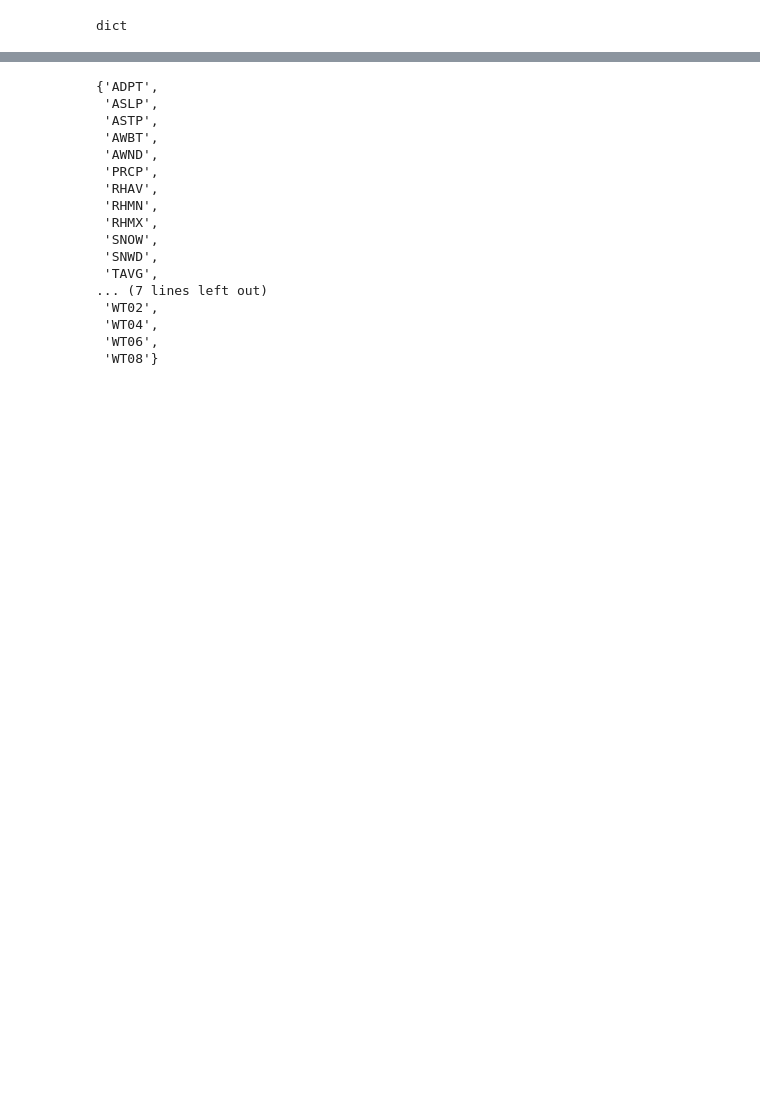
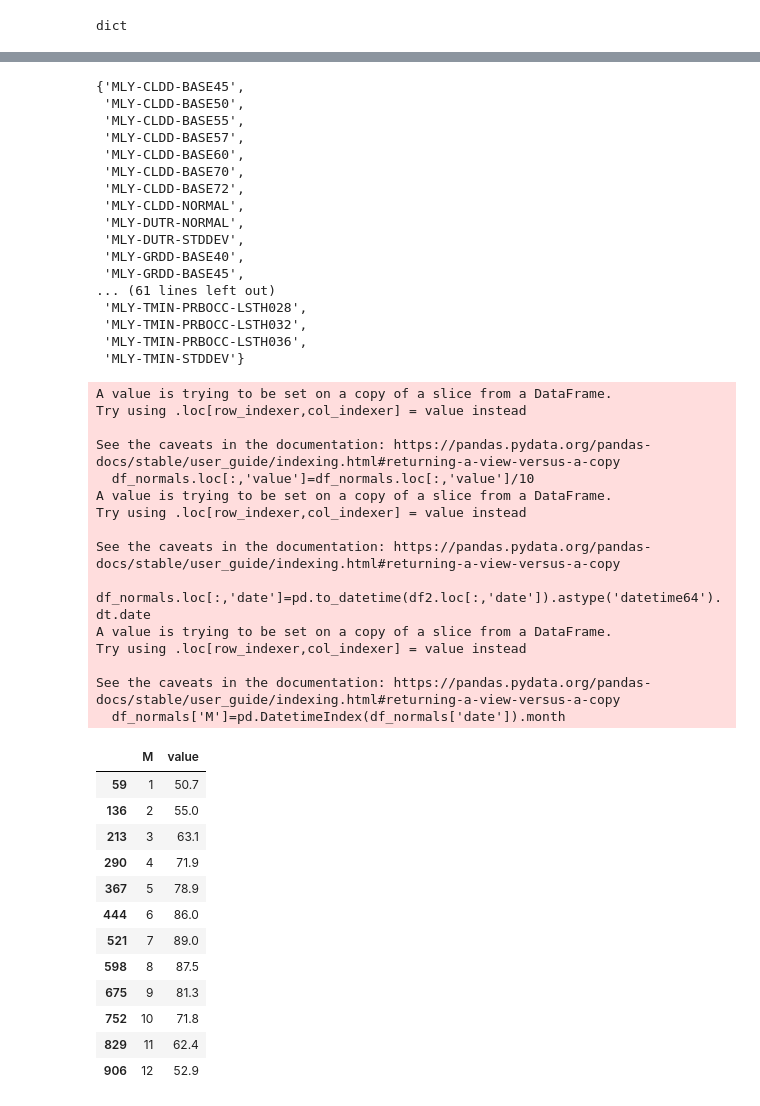
Before and after one commit to DmitryBrown/energynewz.github.io, a Jupyter notebook: 07.24.2022 Weather Data.ipynb, the cells around one changed output, grey strips where cells are left out. Cells and saved outputs as stored; diff of their text form; code cells hidden in the pictures; blank space fills up the shorter version.

```diff
--- a/07.24.2022 Weather Data.ipynb
+++ b/07.24.2022 Weather Data.ipynb
@@ -53,23 +63,62 @@ df[0:25]
 # %%
 set(df['datatype'])
+set(df2['datatype'])
 # %% [output]
-{'ADPT',
- 'ASLP',
- 'ASTP',
- 'AWBT',
- 'AWND',
- 'PRCP',
- 'RHAV',
- 'RHMN',
- 'RHMX',
- 'SNOW',
- 'SNWD',
- 'TAVG',
-... (7 lines left out)
- 'WT02',
- 'WT04',
- 'WT06',
- 'WT08'}
+{'MLY-CLDD-BASE45',
+ 'MLY-CLDD-BASE50',
+ 'MLY-CLDD-BASE55',
+ 'MLY-CLDD-BASE57',
+ 'MLY-CLDD-BASE60',
+ 'MLY-CLDD-BASE70',
+ 'MLY-CLDD-BASE72',
+ 'MLY-CLDD-NORMAL',
+ 'MLY-DUTR-NORMAL',
+ 'MLY-DUTR-STDDEV',
+ 'MLY-GRDD-BASE40',
+ 'MLY-GRDD-BASE45',
+... (61 lines left out)
+ 'MLY-TMIN-PRBOCC-LSTH028',
+ 'MLY-TMIN-PRBOCC-LSTH032',
+ 'MLY-TMIN-PRBOCC-LSTH036',
+ 'MLY-TMIN-STDDEV'}
+# %%
+df_normals=df2[df2['datatype']=='MLY-TMAX-NORMAL']
+df_normals.loc[:,'value']=df_normals.loc[:,'value']/10
+# df_normals['F']=df_normals['value']*9/5+32
+df_normals.loc[:,'date']=pd.to_datetime(df2.loc[:,'date']).astype('datetime64').dt.date
+df_normals['M']=pd.DatetimeIndex(df_normals['date']).month
+df_normals = df_normals[['M','value']]
+
+df_normals[0:25]
+# %% [output]
+A value is trying to be set on a copy of a slice from a DataFrame.
+Try using .loc[row_indexer,col_indexer] = value instead
+
+See the caveats in the documentation: https://pandas.pydata.org/pandas-docs/stable/user_guide/indexing.html#returning-a-view-versus-a-copy
+  df_normals.loc[:,'value']=df_normals.loc[:,'value']/10
+A value is trying to be set on a copy of a slice from a DataFrame.
+Try using .loc[row_indexer,col_indexer] = value instead
+
+See the caveats in the documentation: https://pandas.pydata.org/pandas-docs/stable/user_guide/indexing.html#returning-a-view-versus-a-copy
+  df_normals.loc[:,'date']=pd.to_datetime(df2.loc[:,'date']).astype('datetime64').dt.date
+A value is trying to be set on a copy of a slice from a DataFrame.
+Try using .loc[row_indexer,col_indexer] = value instead
+
+See the caveats in the documentation: https://pandas.pydata.org/pandas-docs/stable/user_guide/indexing.html#returning-a-view-versus-a-copy
+  df_normals['M']=pd.DatetimeIndex(df_normals['date']).month
+|  | M | value |
+| 59 | 1 | 50.7 |
+| 136 | 2 | 55.0 |
+| 213 | 3 | 63.1 |
+| 290 | 4 | 71.9 |
+| 367 | 5 | 78.9 |
+| 444 | 6 | 86.0 |
+| 521 | 7 | 89.0 |
+| 598 | 8 | 87.5 |
+| 675 | 9 | 81.3 |
+| 752 | 10 | 71.8 |
+| 829 | 11 | 62.4 |
+| 906 | 12 | 52.9 |
 # %%
 df_temp=df[df['datatype']=='TMAX']
 df_temp['value']=df_temp['value']/10
```
Also changed, not shown: parts of 12 cells of this notebook, 4 other files.
